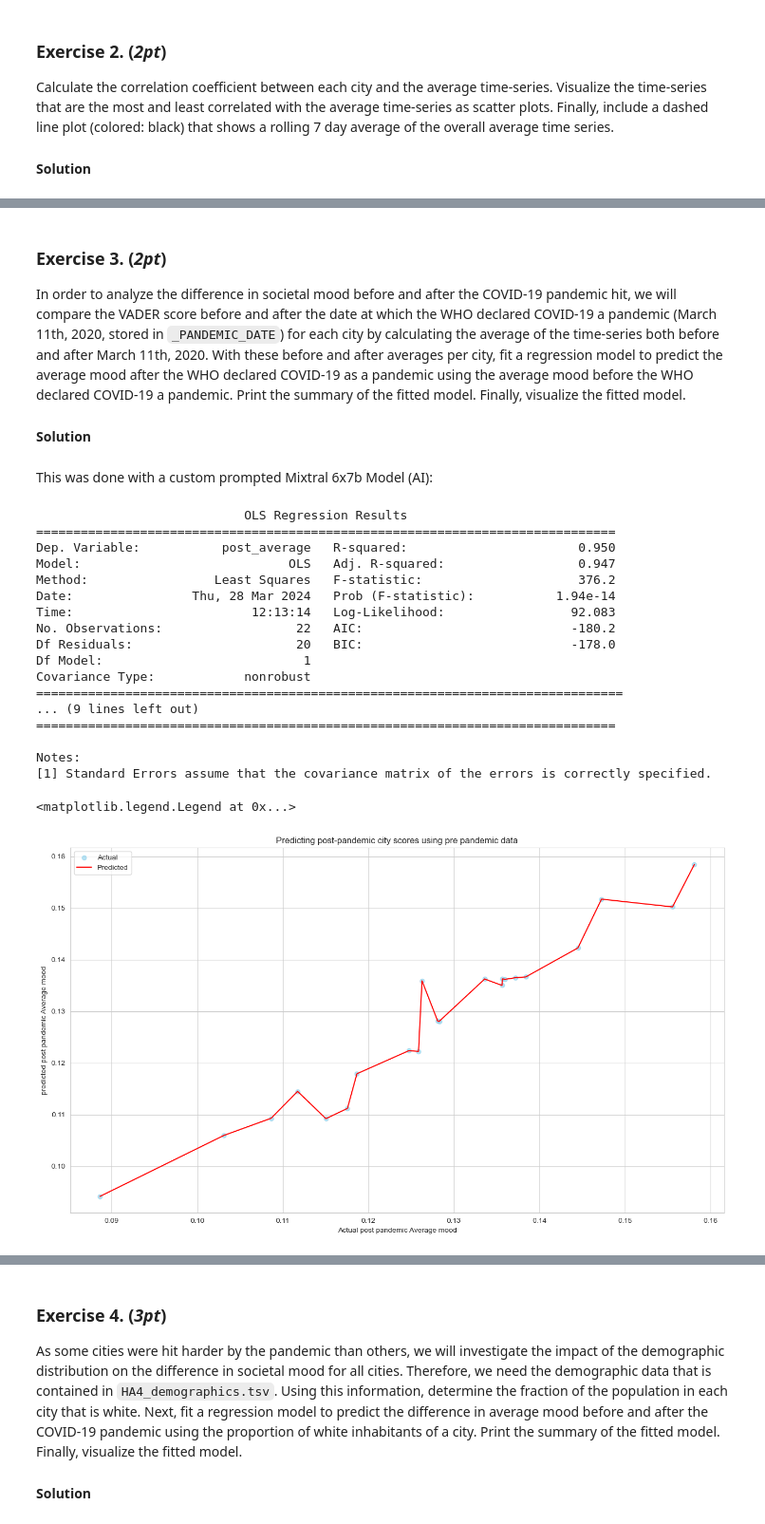
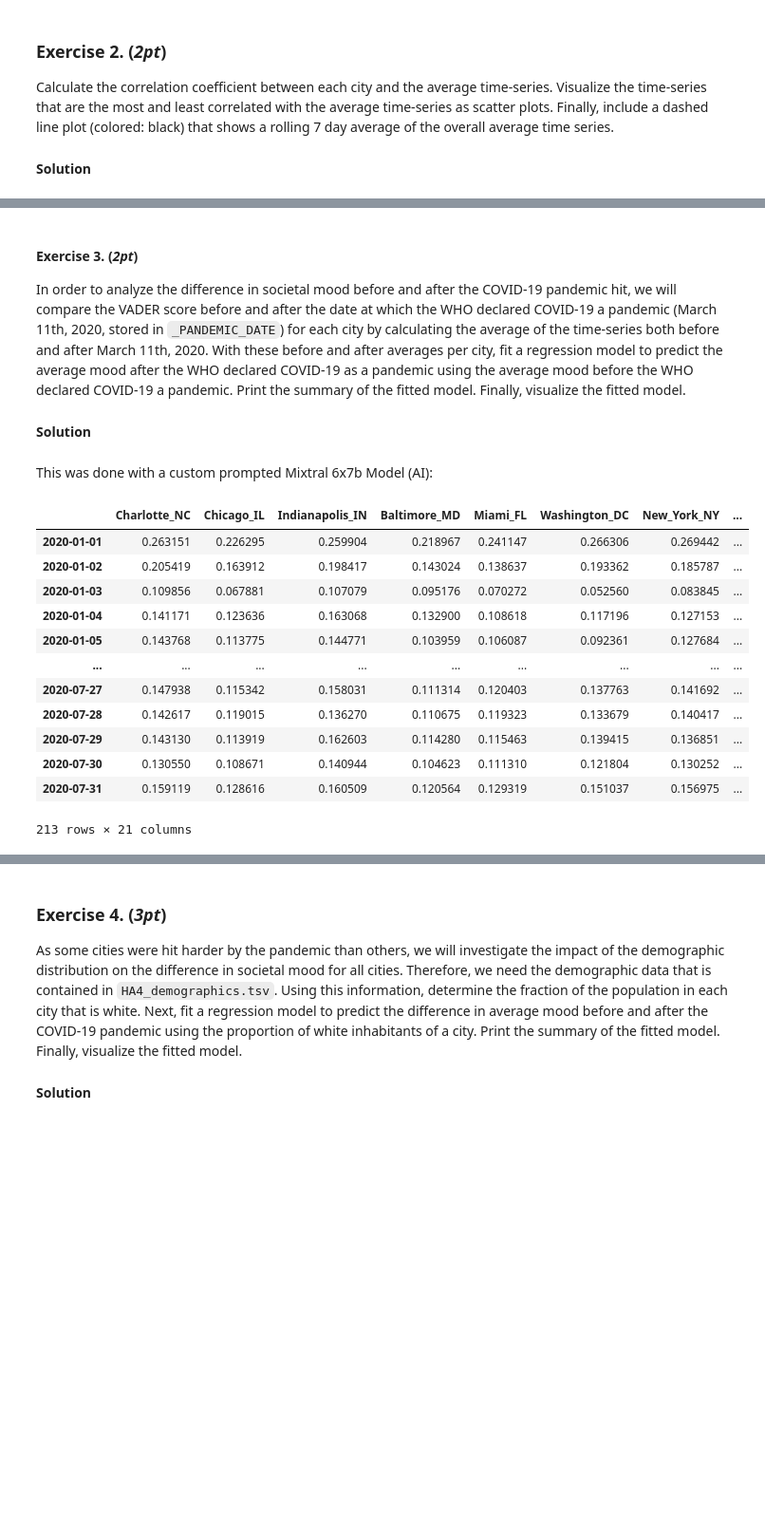
Before and after one commit to Tiimeeeyy/PrinciplesOfDataScience, a Jupyter notebook: Assignment 4/HA4_Societal_Mood_Extended2.ipynb, the cells around one changed output, grey strips where cells are left out. Shown at 95% size. Drawn from its saved outputs; the diff is of its cells as text; code cells hidden in the pictures; blank space fills up the shorter version.

```diff
--- a/Assignment 4/HA4_Societal_Mood_Extended2.ipynb
+++ b/Assignment 4/HA4_Societal_Mood_Extended2.ipynb
@@ -72,54 +85,23 @@ plt.show()
 # %% [markdown]
-### Exercise 3. (*2pt*)
+#### Exercise 3. (*2pt*)
 In order to analyze the difference in societal mood before and after the COVID-19 pandemic hit, we will compare the VADER score before and after the date at which the WHO declared COVID-19 a pandemic (March 11th, 2020, stored in `_PANDEMIC_DATE`) for each city by calculating the average of the time-series both before and after March 11th, 2020. With these before and after averages per city, fit a regression model to predict the average mood after the WHO declared COVID-19 as a pandemic using the average mood before the WHO declared COVID-19 a pandemic. Print the summary of the fitted model. Finally, visualize the fitted model.
 
 #### Solution
 # %% [markdown]
 This was done with a custom prompted Mixtral 6x7b Model (AI):
-# %%
-before_df = means.loc[:_PANDEMIC_DATE].drop(columns= ["Unnamed: 0"])
-after_df = means.loc[_PANDEMIC_DATE:].drop(columns = ["Unnamed: 0"])
-
-pre_averages = before_df.mean(axis=0)
-post_averages = after_df.mean(axis=0)
-
-features = pd.DataFrame({"pre_average": pre_averages})
-labels = pd.Series(post_averages, name="post_average")
-
-import statsmodels.api as sm
-X = sm.add_constant(features)
-result = smf.ols(formula= ).fit()
-print(result.summary())
-
-predictions = result.predict(X)
-merged_data = pd.concat([labels, predictions], axis=1, keys=['actual', 'predicted'])
-merged_data = merged_data.join(before_df.drop('avg_scores', axis=1))
-
-plt.figure(figsize=(16,9))
-sns.set_style("whitegrid")
-plt.scatter(merged_data["actual"], merged_data["predicted"], color = "skyblue", alpha=0.6, label = "Actual")
-sns.lineplot(data=merged_data, x = "actual", y= "predicted", color = "red",label = "Predicted")
-plt.title("Predicting post-pandemic city scores using pre pandemic data")
-plt.xlabel("Actual post pandemic Average mood")
-plt.ylabel("predicted post pandemic Average mood")
-plt.legend()
-# %% [output]
-                            OLS Regression Results
-==============================================================================
-Dep. Variable:           post_average   R-squared:                       0.950
-Model:                            OLS   Adj. R-squared:                  0.947
-Method:                 Least Squares   F-statistic:                     376.2
-Date:                Thu, 28 Mar 2024   Prob (F-statistic):           1.94e-14
-Time:                        12:13:14   Log-Likelihood:                 92.083
-No. Observations:                  22   AIC:                            -180.2
-Df Residuals:                      20   BIC:                            -178.0
-Df Model:                           1
-Covariance Type:            nonrobust
-===============================================================================
-... (9 lines left out)
-==============================================================================
-
-Notes:
-[1] Standard Errors assume that the covariance matrix of the errors is correctly specified.
-<matplotlib.legend.Legend at 0x...>
-[figure, removed]
+# %%
+means
+# %% [output]
+|  | Charlotte_NC | Chicago_IL | Indianapolis_IN | Baltimore_MD | Miami_FL | Washington_DC | New_York_NY | ... |
+| 2020-01-01 | 0.263151 | 0.226295 | 0.259904 | 0.218967 | 0.241147 | 0.266306 | 0.269442 | ... |
+| 2020-01-02 | 0.205419 | 0.163912 | 0.198417 | 0.143024 | 0.138637 | 0.193362 | 0.185787 | ... |
+| 2020-01-03 | 0.109856 | 0.067881 | 0.107079 | 0.095176 | 0.070272 | 0.052560 | 0.083845 | ... |
+| 2020-01-04 | 0.141171 | 0.123636 | 0.163068 | 0.132900 | 0.108618 | 0.117196 | 0.127153 | ... |
+| 2020-01-05 | 0.143768 | 0.113775 | 0.144771 | 0.103959 | 0.106087 | 0.092361 | 0.127684 | ... |
+| ... | ... | ... | ... | ... | ... | ... | ... | ... |
+| 2020-07-27 | 0.147938 | 0.115342 | 0.158031 | 0.111314 | 0.120403 | 0.137763 | 0.141692 | ... |
+| 2020-07-28 | 0.142617 | 0.119015 | 0.136270 | 0.110675 | 0.119323 | 0.133679 | 0.140417 | ... |
+| 2020-07-29 | 0.143130 | 0.113919 | 0.162603 | 0.114280 | 0.115463 | 0.139415 | 0.136851 | ... |
+| 2020-07-30 | 0.130550 | 0.108671 | 0.140944 | 0.104623 | 0.111310 | 0.121804 | 0.130252 | ... |
+| 2020-07-31 | 0.159119 | 0.128616 | 0.160509 | 0.120564 | 0.129319 | 0.151037 | 0.156975 | ... |
+213 rows × 21 columns
```
Also changed, not shown: parts of 9 cells of this notebook, 1 other file.
